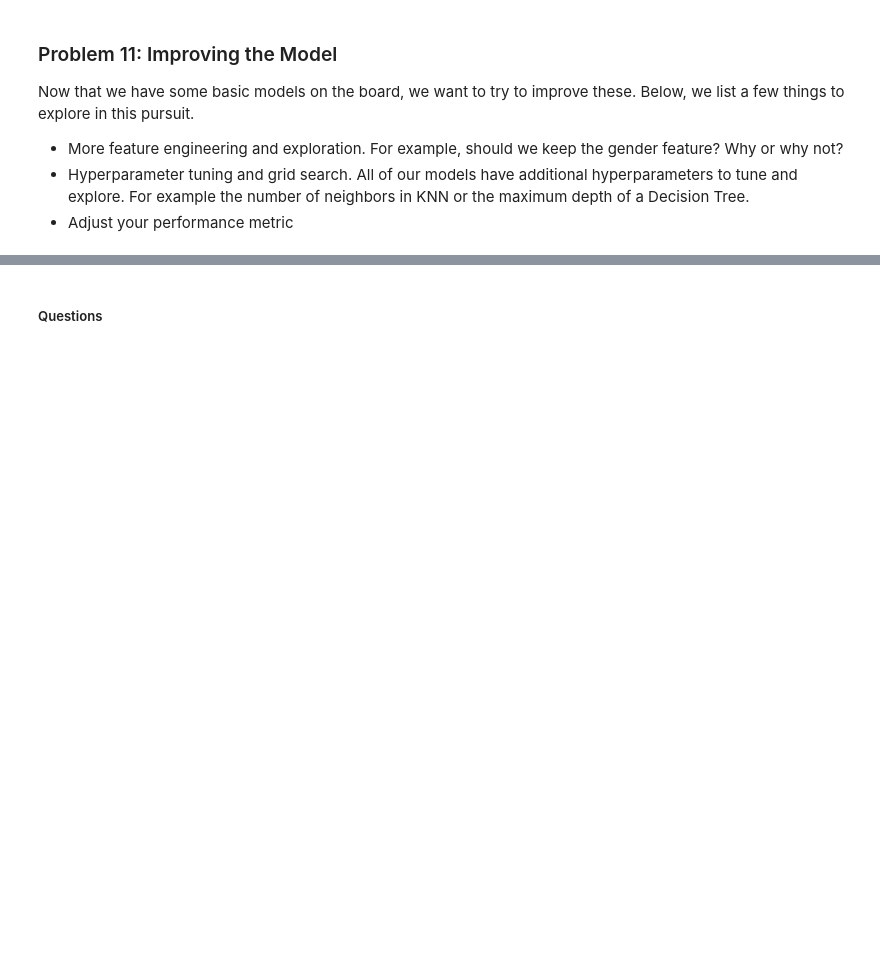
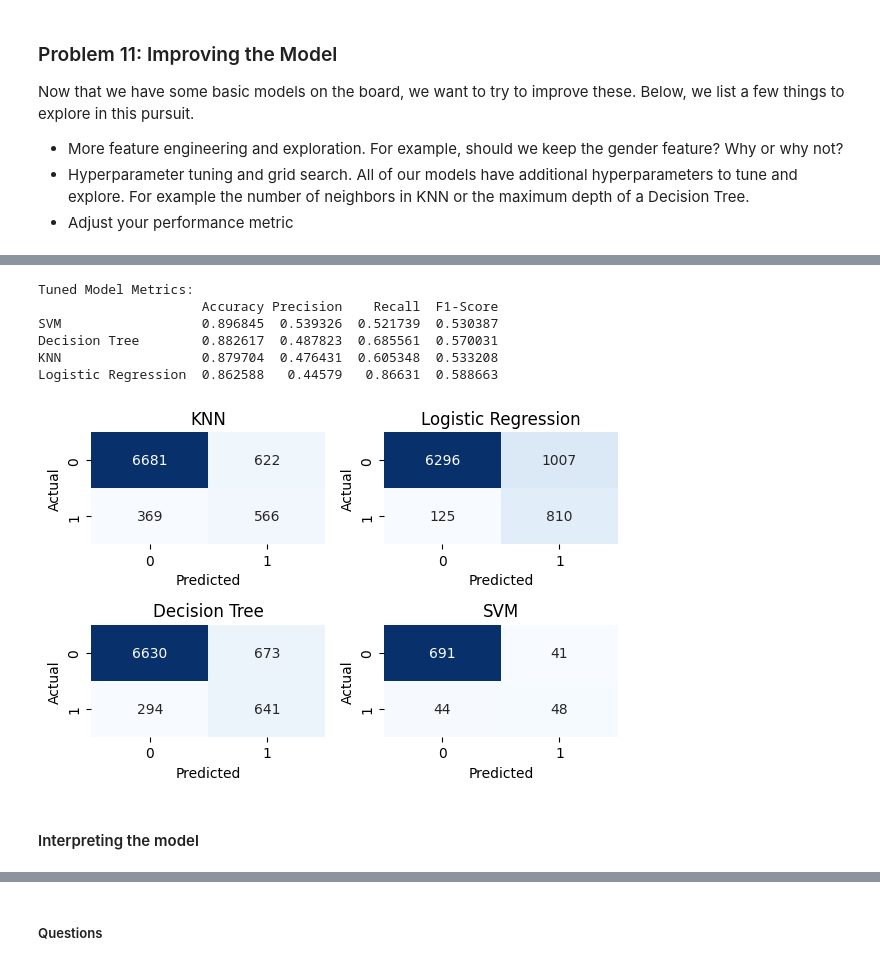
Before and after one commit to JunGaoca/bankMarketingPrediction, a Jupyter notebook: bank-marketing-prediction.ipynb, the cells around one changed output, grey strips where cells are left out. Saved outputs shown, nothing was run; the diff lists cells and outputs as text; code cells hidden in the pictures; blank space fills up the shorter version.

Commit message:
add dataset, update notebook

```diff
--- a/bank-marketing-prediction.ipynb
+++ b/bank-marketing-prediction.ipynb
@@ -522,0 +946,9 @@ Now that we have some basic models on the board, we want to try to improve these
+# %%
+# If it's sparse, convert it to a dense array
+if issparse(X_s_test_processed):
+    X_s_test_processed = X_s_test_processed.toarray()
+
+# Convert the matrix into a DataFrame with the column names
+X_s_test_processed_df = pd.DataFrame(X_s_test_processed, columns=all_column_names)
+
+X_s_test_processed_df.head()
@@ -522,0 +963,7 @@ Now that we have some basic models on the board, we want to try to improve these
+# %%
+print("Class distribution before SMOTE:", Counter(y_s_train))
+
+# Apply SMOTE to balance the dataset
+X_s_train_balanced, y_s_train_balanced = smote.fit_resample(X_s_train_processed_df, y_s_train)
+
+print("Class distribution after SMOTE:", Counter(y_s_train_balanced))
@@ -522,0 +1030,38 @@ Now that we have some basic models on the board, we want to try to improve these
+# %%
+# Add the SVM metrics to the tuned results
+results_tuned['SVM'] = SVM_metrics
+# %%
+# Display the tuned results
+metrics_df_tuned = pd.DataFrame(results_tuned).T.drop(columns='Confusion Matrix')
+metrics_df_tuned = metrics_df_tuned.sort_values(['Accuracy'], ascending=False)
+
+print("\nTuned Model Metrics:")
+print(metrics_df_tuned)
+
+# Plot confusion matrices for the tuned models
+fig, axes = plt.subplots(math.ceil(len(results_tuned) / 2), 2, figsize=(6, 4))
+axes = axes.flatten()
+
+for idx, (model_name, metrics) in enumerate(results_tuned.items()):
+    confusion_mat = metrics['Confusion Matrix']
+    sns.heatmap(confusion_mat, annot=True, fmt='d', cmap='Blues', cbar=False, ax=axes[idx])
+    axes[idx].set_title(f"{model_name}")
+    axes[idx].set_xlabel('Predicted')
+    axes[idx].set_ylabel('Actual')
+
+# Hide unused axes
+for idx in range(len(results_tuned), len(axes)):
+    axes[idx].axis('off')
+
+plt.tight_layout()
+plt.show()
+# %% [output]
+Tuned Model Metrics:
+                     Accuracy Precision    Recall  F1-Score
+SVM                  0.896845  0.539326  0.521739  0.530387
+Decision Tree        0.882617  0.487823  0.685561  0.570031
+KNN                  0.879704  0.476431  0.605348  0.533208
+Logistic Regression  0.862588   0.44579   0.86631  0.588663
+[figure, added]
+# %% [markdown]
+#### Interpreting the model
```
Also changed, not shown: parts of 40 cells of this notebook, 4 other files.
